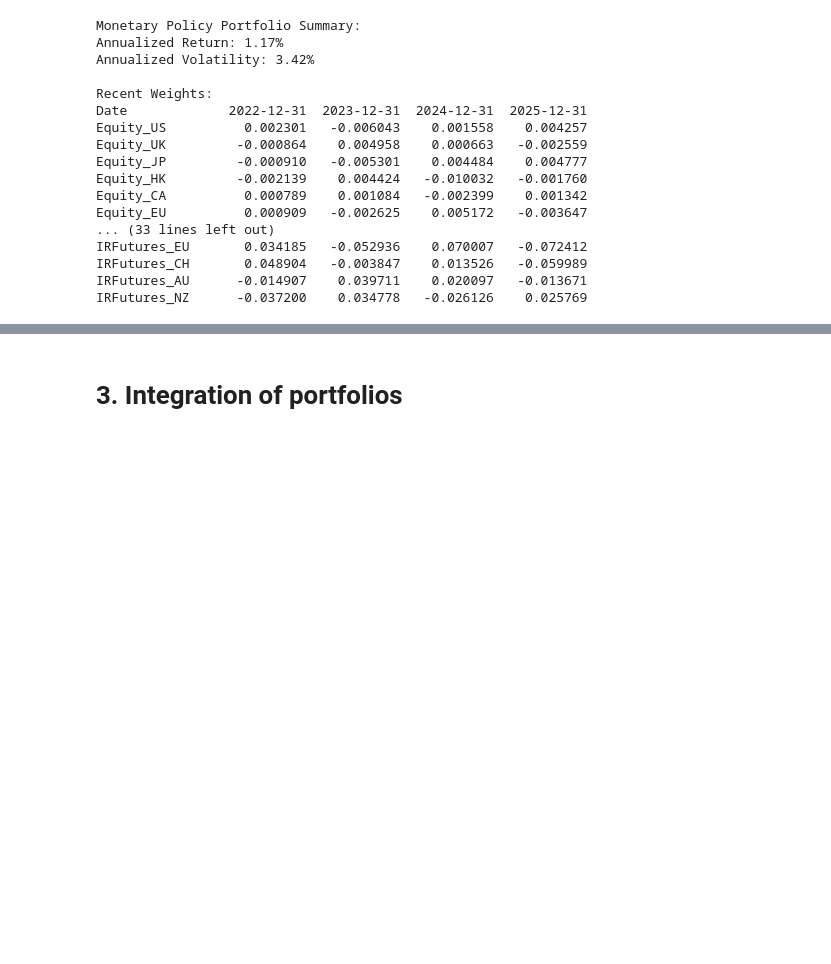
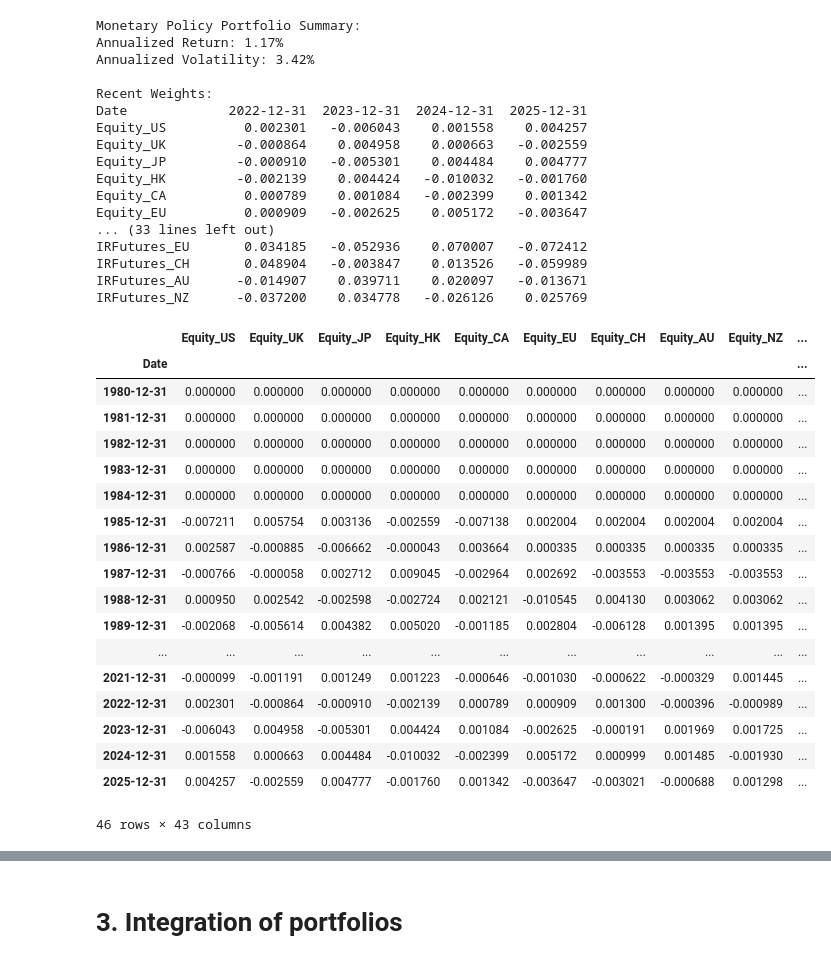
Before and after one commit to moyuanchen/AQMS_GP, a Jupyter notebook: Macro Momentum_v3.ipynb, the cells around one changed output, grey strips where cells are left out. Drawn from its saved outputs; the diff is of its cells as text; code cells hidden in the pictures; blank space fills up the shorter version.

```diff
--- a/Macro Momentum_v3.ipynb
+++ b/Macro Momentum_v3.ipynb
@@ -300,8 +300,8 @@ def preprocess_macro_factors(bc_df, annual_df, ir):
 
     return mf
 # %%
-data_dir = "C:\\Users\\DavidJIA\\Desktop\\IC RMFE\\Term 3\\Applied Macro Trading Strategy\\CourseWork\\datasets\\"
-
+# data_dir = "C:\\Users\\DavidJIA\\Desktop\\IC RMFE\\Term 3\\Applied Macro Trading Strategy\\CourseWork\\datasets\\"
+data_dir = './'
 # Load and process data
 aqms_data = load_aqms_data(data_dir + 'AQMS.xlsx')
 bc_data = load_business_cycle_data(data_dir + 'Business Cycle.xls')
@@ -1309,3 +1341,25 @@ IRFutures_EU       0.034185   -0.052936    0.070007   -0.072412
 IRFutures_CH       0.048904   -0.003847    0.013526   -0.059989
 IRFutures_AU      -0.014907    0.039711    0.020097   -0.013671
 IRFutures_NZ      -0.037200    0.034778   -0.026126    0.025769
+# %%
+rs_portfolio['weights']
+# %% [output]
+|  | Equity_US | Equity_UK | Equity_JP | Equity_HK | Equity_CA | Equity_EU | Equity_CH | Equity_AU | Equity_NZ | ... |
+| Date |  |  |  |  |  |  |  |  |  | ... |
+| 1980-12-31 | 0.000000 | 0.000000 | 0.000000 | 0.000000 | 0.000000 | 0.000000 | 0.000000 | 0.000000 | 0.000000 | ... |
+| 1981-12-31 | 0.000000 | 0.000000 | 0.000000 | 0.000000 | 0.000000 | 0.000000 | 0.000000 | 0.000000 | 0.000000 | ... |
+| 1982-12-31 | 0.000000 | 0.000000 | 0.000000 | 0.000000 | 0.000000 | 0.000000 | 0.000000 | 0.000000 | 0.000000 | ... |
+| 1983-12-31 | 0.000000 | 0.000000 | 0.000000 | 0.000000 | 0.000000 | 0.000000 | 0.000000 | 0.000000 | 0.000000 | ... |
+| 1984-12-31 | 0.000000 | 0.000000 | 0.000000 | 0.000000 | 0.000000 | 0.000000 | 0.000000 | 0.000000 | 0.000000 | ... |
+| 1985-12-31 | -0.007211 | 0.005754 | 0.003136 | -0.002559 | -0.007138 | 0.002004 | 0.002004 | 0.002004 | 0.002004 | ... |
+| 1986-12-31 | 0.002587 | -0.000885 | -0.006662 | -0.000043 | 0.003664 | 0.000335 | 0.000335 | 0.000335 | 0.000335 | ... |
+| 1987-12-31 | -0.000766 | -0.000058 | 0.002712 | 0.009045 | -0.002964 | 0.002692 | -0.003553 | -0.003553 | -0.003553 | ... |
+| 1988-12-31 | 0.000950 | 0.002542 | -0.002598 | -0.002724 | 0.002121 | -0.010545 | 0.004130 | 0.003062 | 0.003062 | ... |
+| 1989-12-31 | -0.002068 | -0.005614 | 0.004382 | 0.005020 | -0.001185 | 0.002804 | -0.006128 | 0.001395 | 0.001395 | ... |
+| ... | ... | ... | ... | ... | ... | ... | ... | ... | ... | ... |
+| 2021-12-31 | -0.000099 | -0.001191 | 0.001249 | 0.001223 | -0.000646 | -0.001030 | -0.000622 | -0.000329 | 0.001445 | ... |
+| 2022-12-31 | 0.002301 | -0.000864 | -0.000910 | -0.002139 | 0.000789 | 0.000909 | 0.001300 | -0.000396 | -0.000989 | ... |
+| 2023-12-31 | -0.006043 | 0.004958 | -0.005301 | 0.004424 | 0.001084 | -0.002625 | -0.000191 | 0.001969 | 0.001725 | ... |
+| 2024-12-31 | 0.001558 | 0.000663 | 0.004484 | -0.010032 | -0.002399 | 0.005172 | 0.000999 | 0.001485 | -0.001930 | ... |
+| 2025-12-31 | 0.004257 | -0.002559 | 0.004777 | -0.001760 | 0.001342 | -0.003647 | -0.003021 | -0.000688 | 0.001298 | ... |
+46 rows × 43 columns
```
Also changed, not shown: parts of 9 cells of this notebook, 8 other files.
